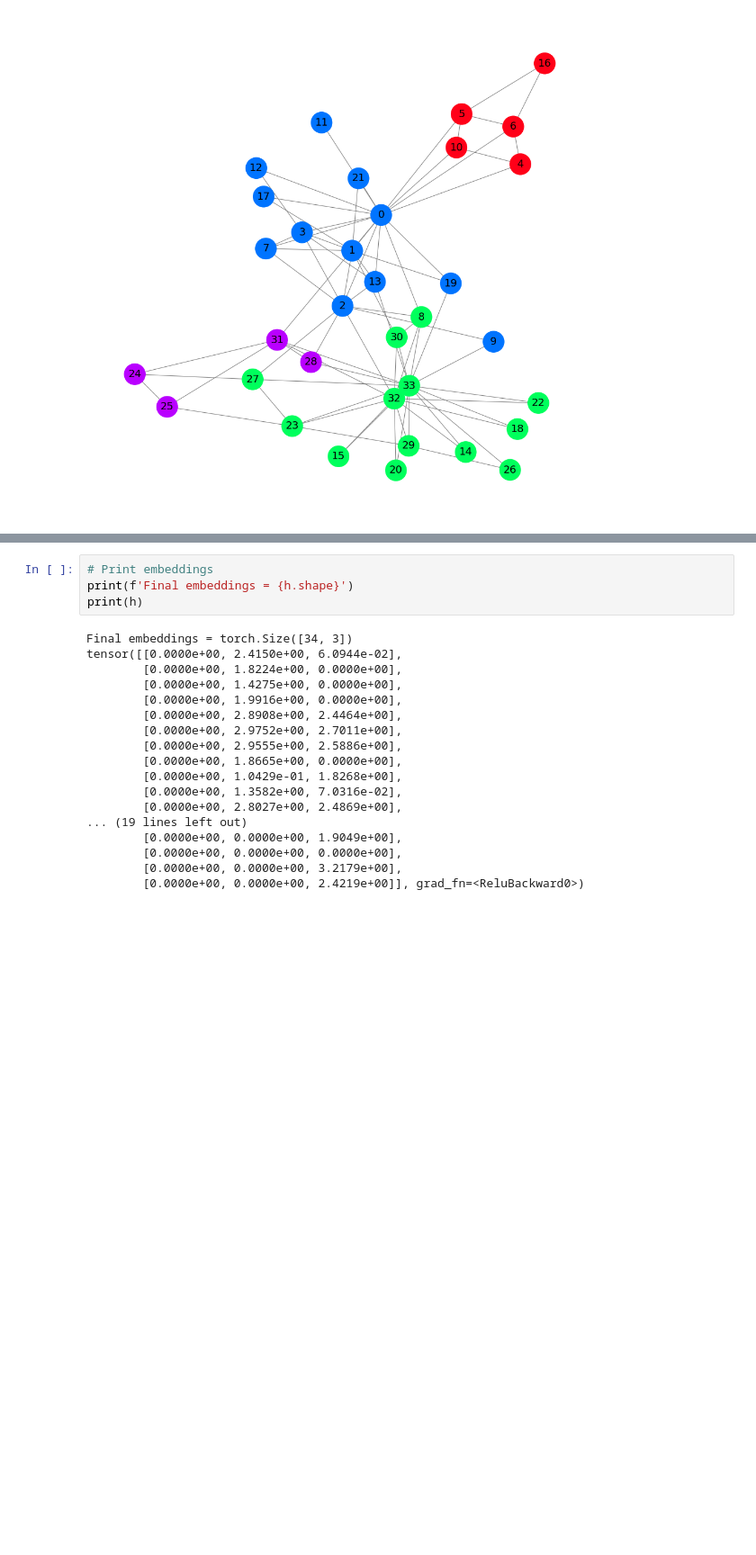
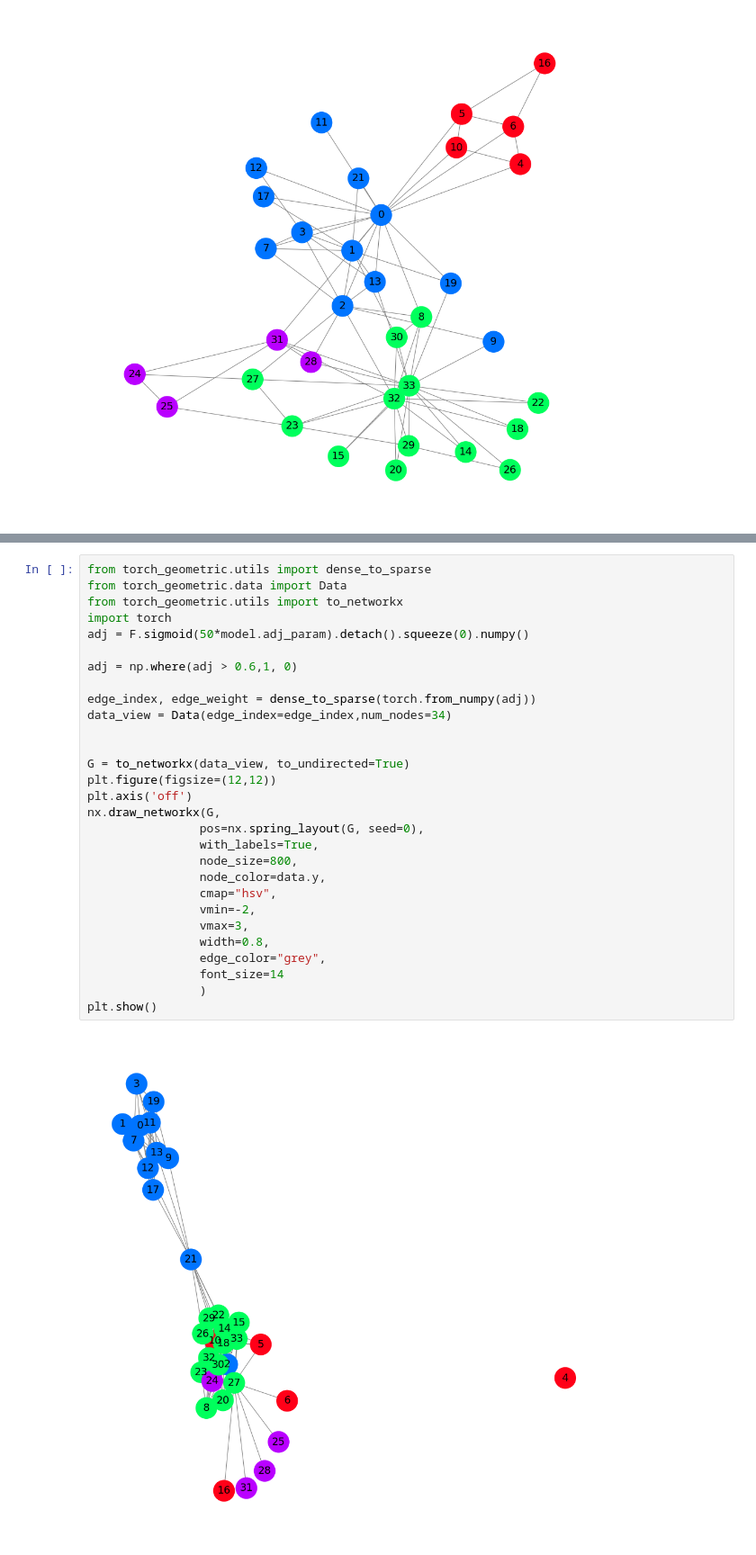
Before and after one commit to filipebcsilva/GCN-TUTORIAL, a Jupyter notebook: karate_club DGCN.ipynb, the cells around one changed output, grey strips where cells are left out. Shown at 90% size. Cells and saved outputs as stored; diff of their text form; blank space fills up the shorter version.

```diff
--- a/karate_club DGCN.ipynb
+++ b/karate_club DGCN.ipynb
@@ -224,22 +197,31 @@ display(html)
-# %%
-# Print embeddings
-print(f'Final embeddings = {h.shape}')
-print(h)
-# %% [output]
-Final embeddings = torch.Size([34, 3])
-tensor([[0.0000e+00, 2.4150e+00, 6.0944e-02],
-        [0.0000e+00, 1.8224e+00, 0.0000e+00],
-        [0.0000e+00, 1.4275e+00, 0.0000e+00],
-        [0.0000e+00, 1.9916e+00, 0.0000e+00],
-        [0.0000e+00, 2.8908e+00, 2.4464e+00],
-        [0.0000e+00, 2.9752e+00, 2.7011e+00],
-        [0.0000e+00, 2.9555e+00, 2.5886e+00],
-        [0.0000e+00, 1.8665e+00, 0.0000e+00],
-        [0.0000e+00, 1.0429e-01, 1.8268e+00],
-        [0.0000e+00, 1.3582e+00, 7.0316e-02],
-        [0.0000e+00, 2.8027e+00, 2.4869e+00],
-... (19 lines left out)
-        [0.0000e+00, 0.0000e+00, 1.9049e+00],
-        [0.0000e+00, 0.0000e+00, 0.0000e+00],
-        [0.0000e+00, 0.0000e+00, 3.2179e+00],
-        [0.0000e+00, 0.0000e+00, 2.4219e+00]], grad_fn=<ReluBackward0>)
+# %%
+from torch_geometric.utils import dense_to_sparse
+from torch_geometric.data import Data
+from torch_geometric.utils import to_networkx
+import torch
+adj = F.sigmoid(50*model.adj_param).detach().squeeze(0).numpy()
+
+adj = np.where(adj > 0.6,1, 0)
+
+edge_index, edge_weight = dense_to_sparse(torch.from_numpy(adj))
+data_view = Data(edge_index=edge_index,num_nodes=34)
+
+
+G = to_networkx(data_view, to_undirected=True)
+plt.figure(figsize=(12,12))
+plt.axis('off')
+nx.draw_networkx(G,
+                pos=nx.spring_layout(G, seed=0),
+                with_labels=True,
+                node_size=800,
+                node_color=data.y,
+                cmap="hsv",
+                vmin=-2,
+                vmax=3,
+                width=0.8,
+                edge_color="grey",
+                font_size=14
+                )
+plt.show()
+# %% [output]
+[figure, added]
```
Also changed, not shown: parts of 12 cells of this notebook, 1 other file.
